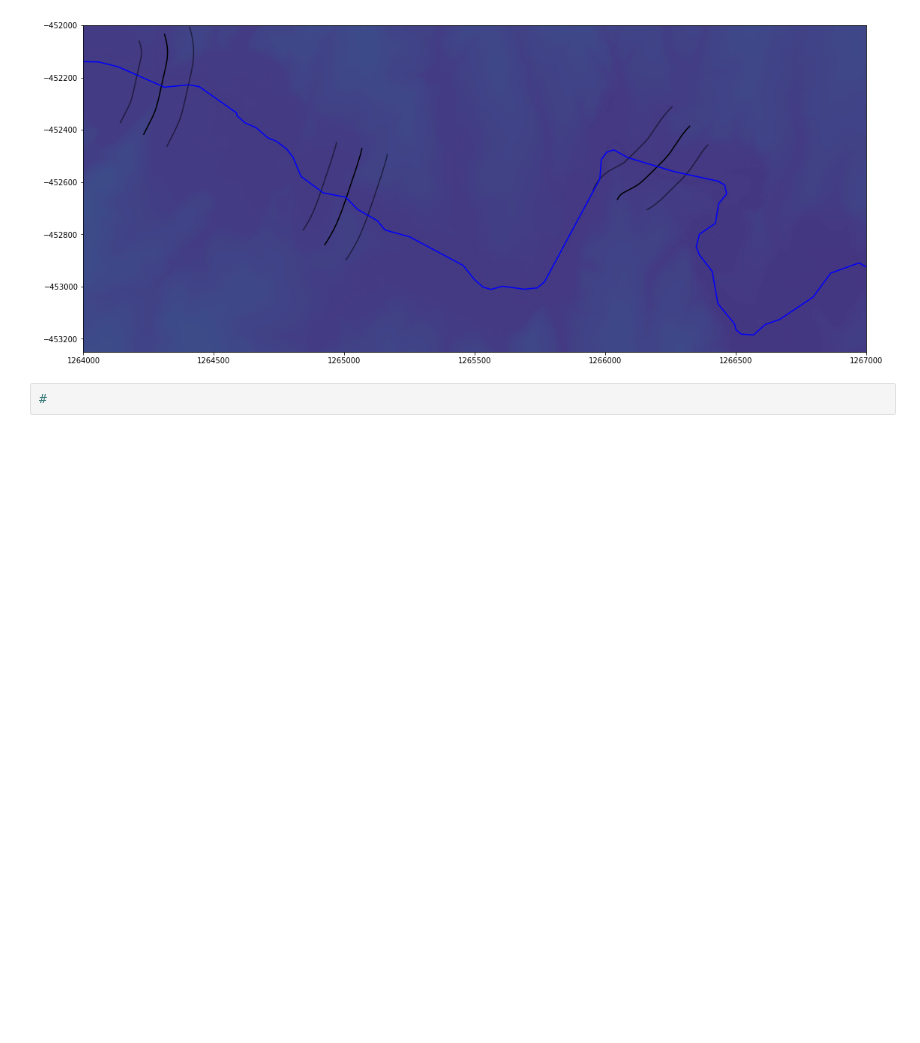
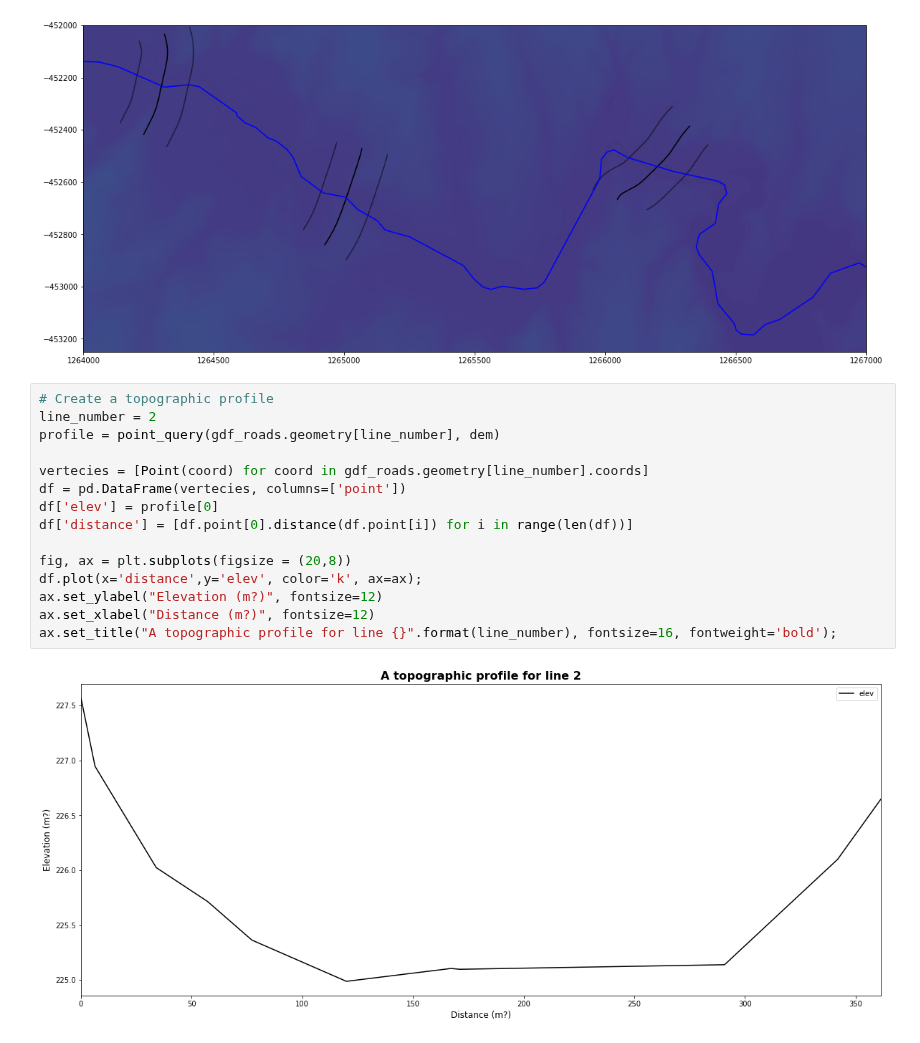
Before and after one commit to Dewberry/fcast, a Jupyter notebook: transit/basic_profile_creation-Dev.ipynb, the cells around one changed output. Cells and saved outputs as stored; diff of their text form; blank space fills up the shorter version.

```diff
--- a/transit/basic_profile_creation-Dev.ipynb
+++ b/transit/basic_profile_creation-Dev.ipynb
@@ -87,5 +89,20 @@ ax.set_xlim(1_264_000, 1_267_000);
 ax.set_ylim(-453_250, -452_000);
 # %% [output]
 [figure]
-# %%
-#
+# %%
+# Create a topographic profile
+line_number = 2
+profile = point_query(gdf_roads.geometry[line_number], dem)
+
+vertecies = [Point(coord) for coord in gdf_roads.geometry[line_number].coords]
+df = pd.DataFrame(vertecies, columns=['point'])
+df['elev'] = profile[0]
+df['distance'] = [df.point[0].distance(df.point[i]) for i in range(len(df))]
+
+fig, ax = plt.subplots(figsize = (20,8))
+df.plot(x='distance',y='elev', color='k', ax=ax);
+ax.set_ylabel("Elevation (m?)", fontsize=12)
+ax.set_xlabel("Distance (m?)", fontsize=12)
+ax.set_title("A topographic profile for line {}".format(line_number), fontsize=16, fontweight='bold');
+# %% [output]
+[figure, added]
```
Also changed, not shown: parts of 2 cells of this notebook, 1 other file.
